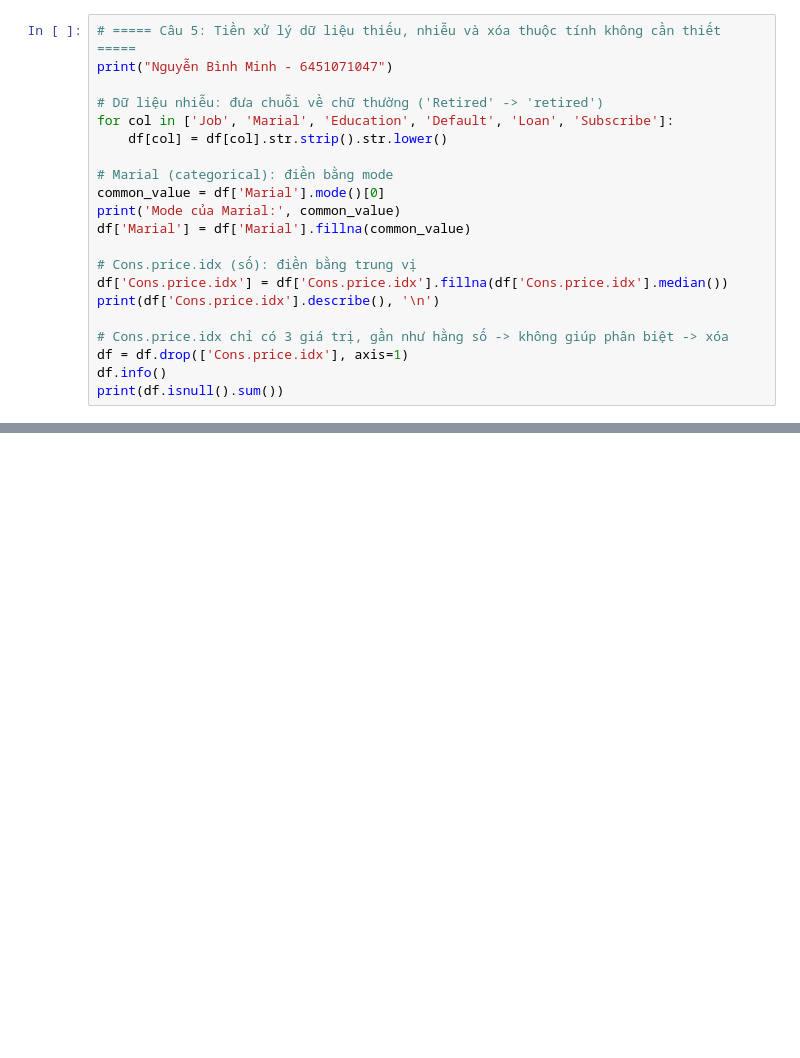
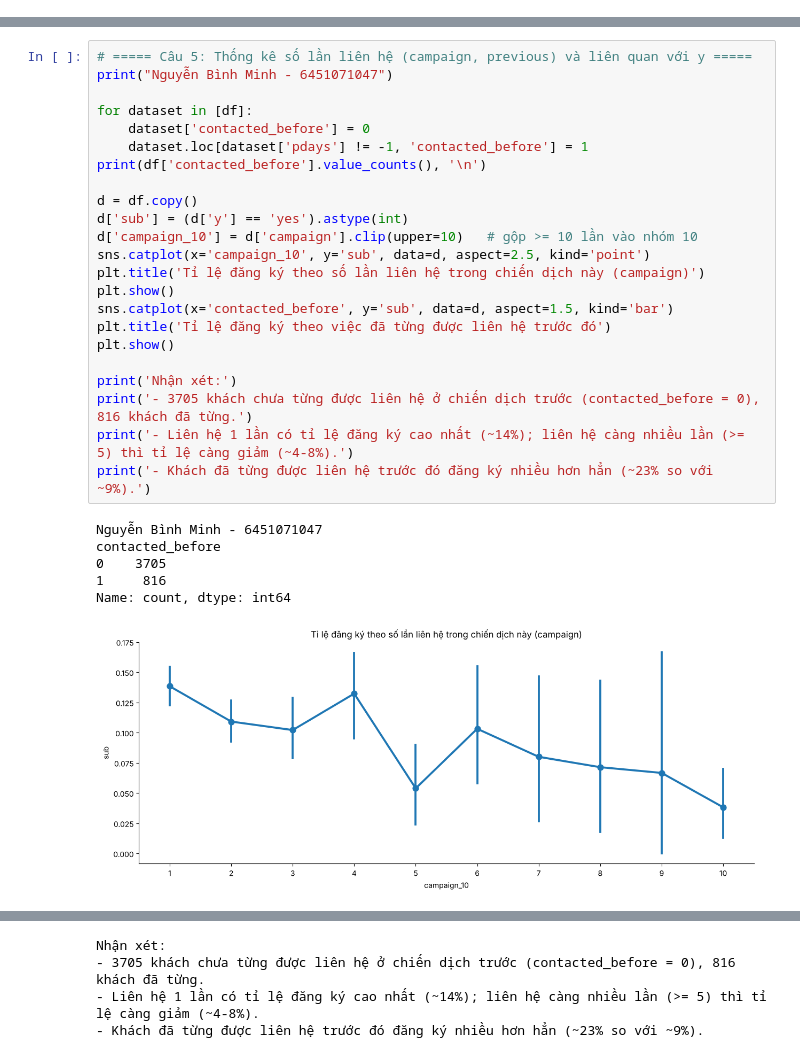
Before and after one commit to sHunOrinn/6451071047_Lab1, a Jupyter notebook: 6451071047_LAB1_Bai2_Trang28.ipynb, the cells around one changed output, grey strips where cells are left out. Drawn from its saved outputs; the diff is of its cells as text; blank space fills up the shorter version.

```diff
--- a/6451071047_LAB1_Bai2_Trang28.ipynb
+++ b/6451071047_LAB1_Bai2_Trang28.ipynb
@@ -195,21 +156,0 @@ university.degree      0.00
-# %%
-# ===== Câu 5: Tiền xử lý dữ liệu thiếu, nhiễu và xóa thuộc tính không cần thiết =====
-print("Nguyễn Bình Minh - 6451071047")
-
-# Dữ liệu nhiễu: đưa chuỗi về chữ thường ('Retired' -> 'retired')
-for col in ['Job', 'Marial', 'Education', 'Default', 'Loan', 'Subscribe']:
-    df[col] = df[col].str.strip().str.lower()
-
-# Marial (categorical): điền bằng mode
-common_value = df['Marial'].mode()[0]
-print('Mode của Marial:', common_value)
-df['Marial'] = df['Marial'].fillna(common_value)
-
-# Cons.price.idx (số): điền bằng trung vị
-df['Cons.price.idx'] = df['Cons.price.idx'].fillna(df['Cons.price.idx'].median())
-print(df['Cons.price.idx'].describe(), '\n')
-
-# Cons.price.idx chỉ có 3 giá trị, gần như hằng số -> không giúp phân biệt -> xóa
-df = df.drop(['Cons.price.idx'], axis=1)
-df.info()
-print(df.isnull().sum())
@@ -279,0 +201,30 @@ Nguyễn Bình Minh - 6451071047
+# %%
+# ===== Câu 5: Thống kê số lần liên hệ (campaign, previous) và liên quan với y =====
+print("Nguyễn Bình Minh - 6451071047")
+
+for dataset in [df]:
+    dataset['contacted_before'] = 0
+    dataset.loc[dataset['pdays'] != -1, 'contacted_before'] = 1
+print(df['contacted_before'].value_counts(), '\n')
+
+d = df.copy()
+d['sub'] = (d['y'] == 'yes').astype(int)
+d['campaign_10'] = d['campaign'].clip(upper=10)   # gộp >= 10 lần vào nhóm 10
+sns.catplot(x='campaign_10', y='sub', data=d, aspect=2.5, kind='point')
+plt.title('Tỉ lệ đăng ký theo số lần liên hệ trong chiến dịch này (campaign)')
+plt.show()
+sns.catplot(x='contacted_before', y='sub', data=d, aspect=1.5, kind='bar')
+plt.title('Tỉ lệ đăng ký theo việc đã từng được liên hệ trước đó')
+plt.show()
+
+print('Nhận xét:')
+print('- 3705 khách chưa từng được liên hệ ở chiến dịch trước (contacted_before = 0), 816 khách đã từng.')
+print('- Liên hệ 1 lần có tỉ lệ đăng ký cao nhất (~14%); liên hệ càng nhiều lần (>= 5) thì tỉ lệ càng giảm (~4-8%).')
+print('- Khách đã từng được liên hệ trước đó đăng ký nhiều hơn hẳn (~23% so với ~9%).')
+# %% [output]
+Nguyễn Bình Minh - 6451071047
+contacted_before
+0    3705
+1     816
+Name: count, dtype: int64
+[figure, added]
@@ -279,0 +232,4 @@ Nguyễn Bình Minh - 6451071047
+Nhận xét:
+- 3705 khách chưa từng được liên hệ ở chiến dịch trước (contacted_before = 0), 816 khách đã từng.
+- Liên hệ 1 lần có tỉ lệ đăng ký cao nhất (~14%); liên hệ càng nhiều lần (>= 5) thì tỉ lệ càng giảm (~4-8%).
+- Khách đã từng được liên hệ trước đó đăng ký nhiều hơn hẳn (~23% so với ~9%).
```
Also changed, not shown: parts of 13 cells of this notebook, 3 other files.
